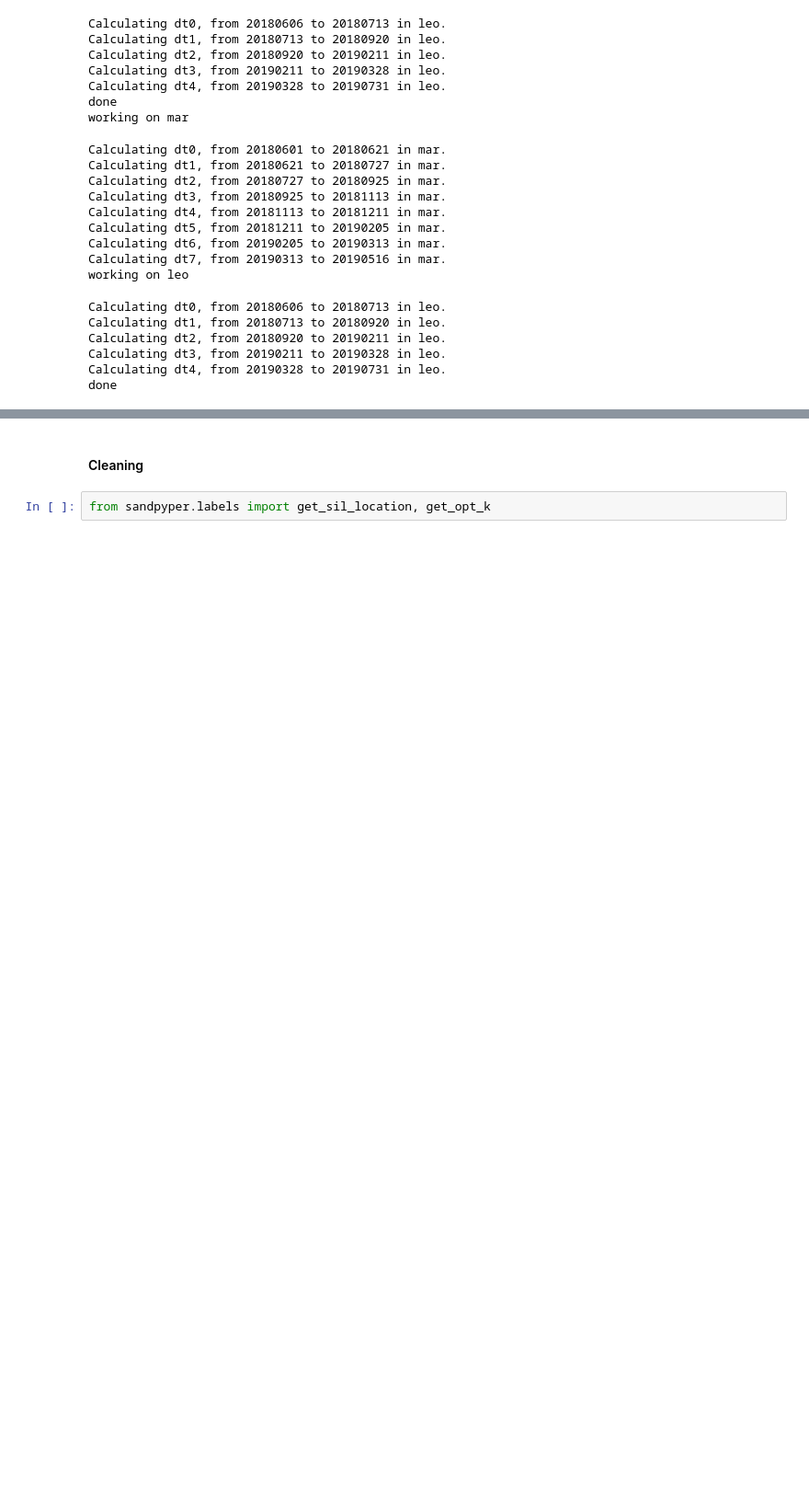
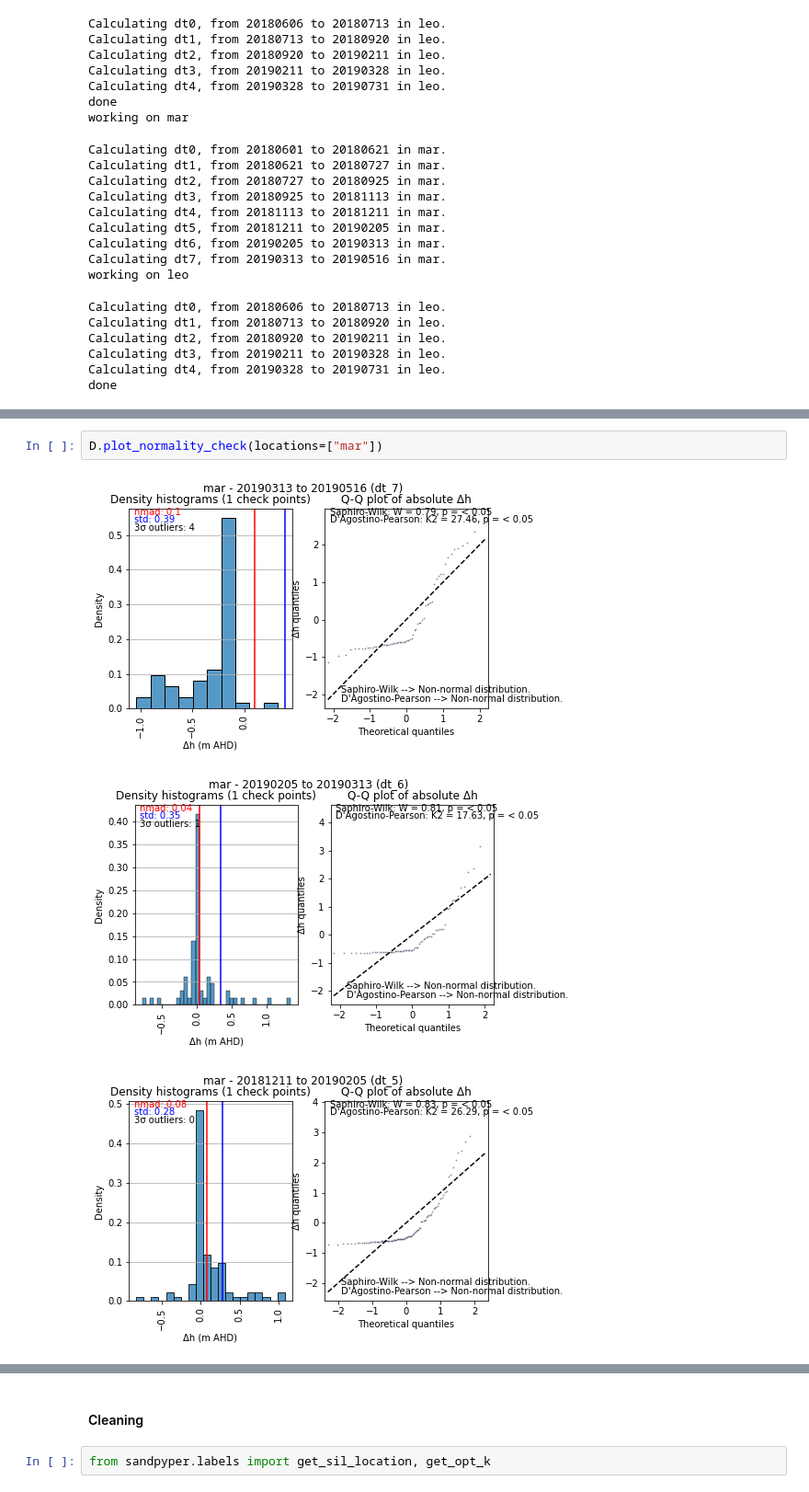
Before and after one commit to npucino/sandpyper, a Jupyter notebook: examples/Example_1_Profile_extraction-CLASS.ipynb, the cells around one changed output, grey strips where cells are left out. Shown at 92% size. Saved outputs shown, nothing was run; the diff lists cells and outputs as text; blank space fills up the shorter version.

Commit message:
adde plot lod check normality

```diff
--- a/examples/Example_1_Profile_extraction-CLASS.ipynb
+++ b/examples/Example_1_Profile_extraction-CLASS.ipynb
@@ -765,0 +766,6 @@ D.lod_df
+# %%
+D.plot_normality_check(locations=["mar"])
+# %% [output]
+[figure, added]
+[figure, added]
+[figure, added]
```
Also changed, not shown: parts of 3 cells of this notebook, 2 other files.
